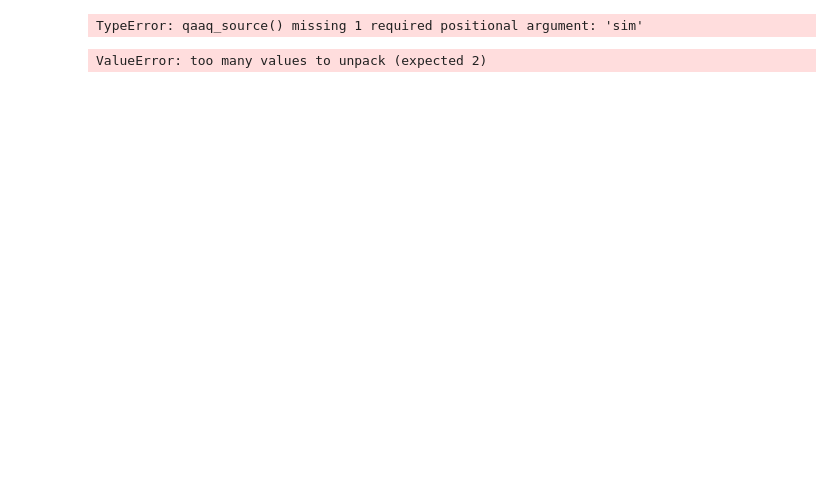
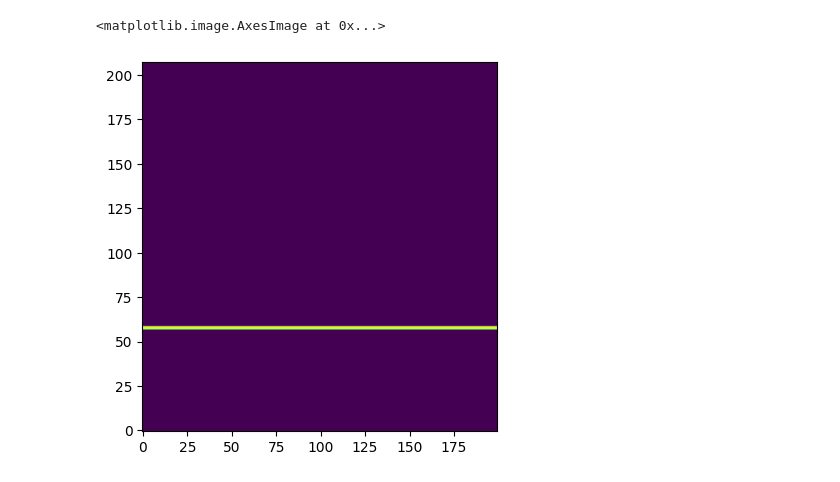
Before and after one commit to Dj1312/pepper, a Jupyter notebook: examples/2d_slit.ipynb, the cells around one changed output. Saved outputs shown, nothing was run; the diff lists cells and outputs as text; code cells hidden in the pictures; blank space fills up the shorter version.

```diff
--- a/examples/2d_slit.ipynb
+++ b/examples/2d_slit.ipynb
@@ -102,8 +105,5 @@ next(iter(sim_fdfd.intersecting_media(sim_fdfd.sources[0], sim_fdfd.structures))
 # %%
-plt.imshow(np.abs(sim_fdfd.source).squeeze().T, origin='lower')
+plt.imshow(np.abs(sim_fdfd.source[0].reshape(sim_fdfd.grid.num_cells).squeeze()).T, origin='lower')
 # %% [output]
-TypeError: qaaq_source() missing 1 required positional argument: 'sim'
+<matplotlib.image.AxesImage at 0x...>
+[figure, added]
-# %%
-sim_fdfd.grid.yee.E.z
-# %% [output]
-ValueError: too many values to unpack (expected 2)
```
Also changed, not shown: parts of 9 cells of this notebook, 4 other files.
